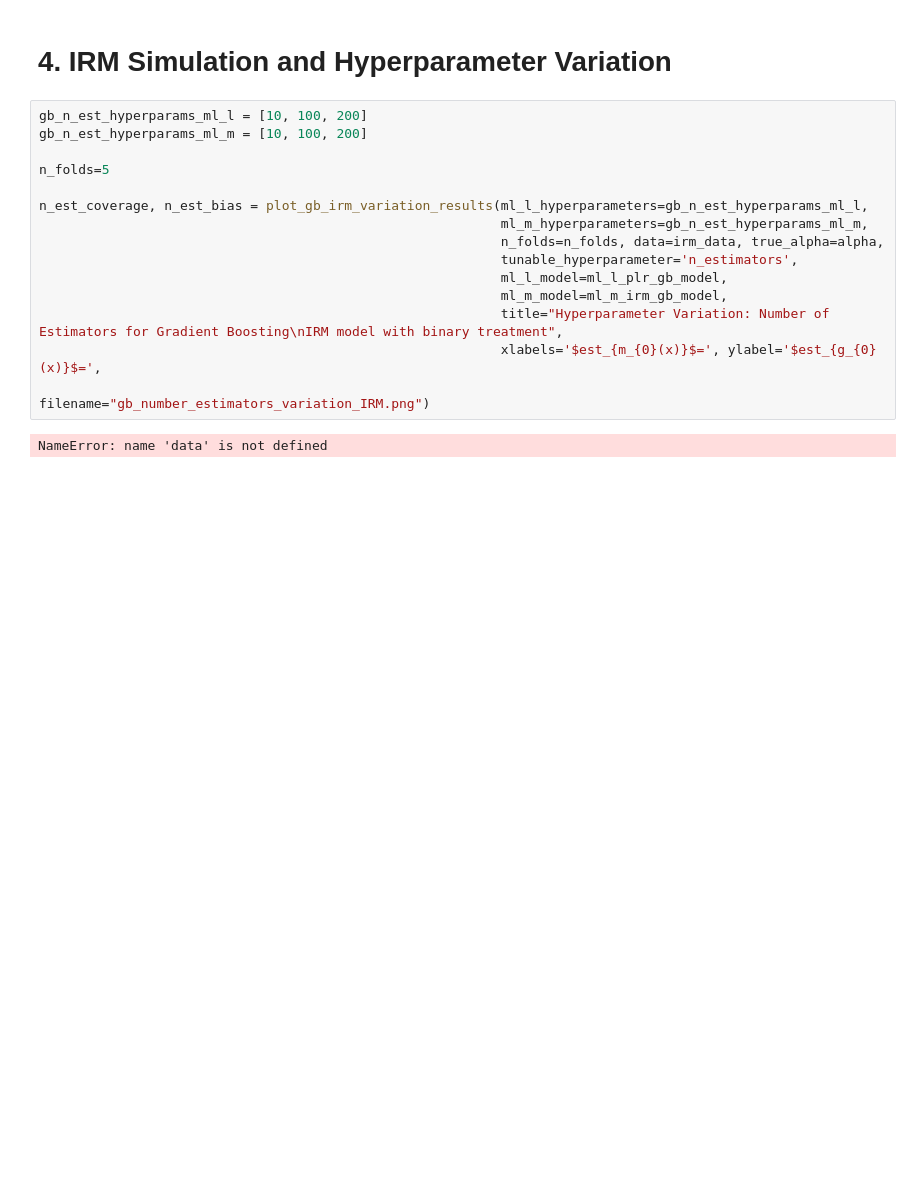
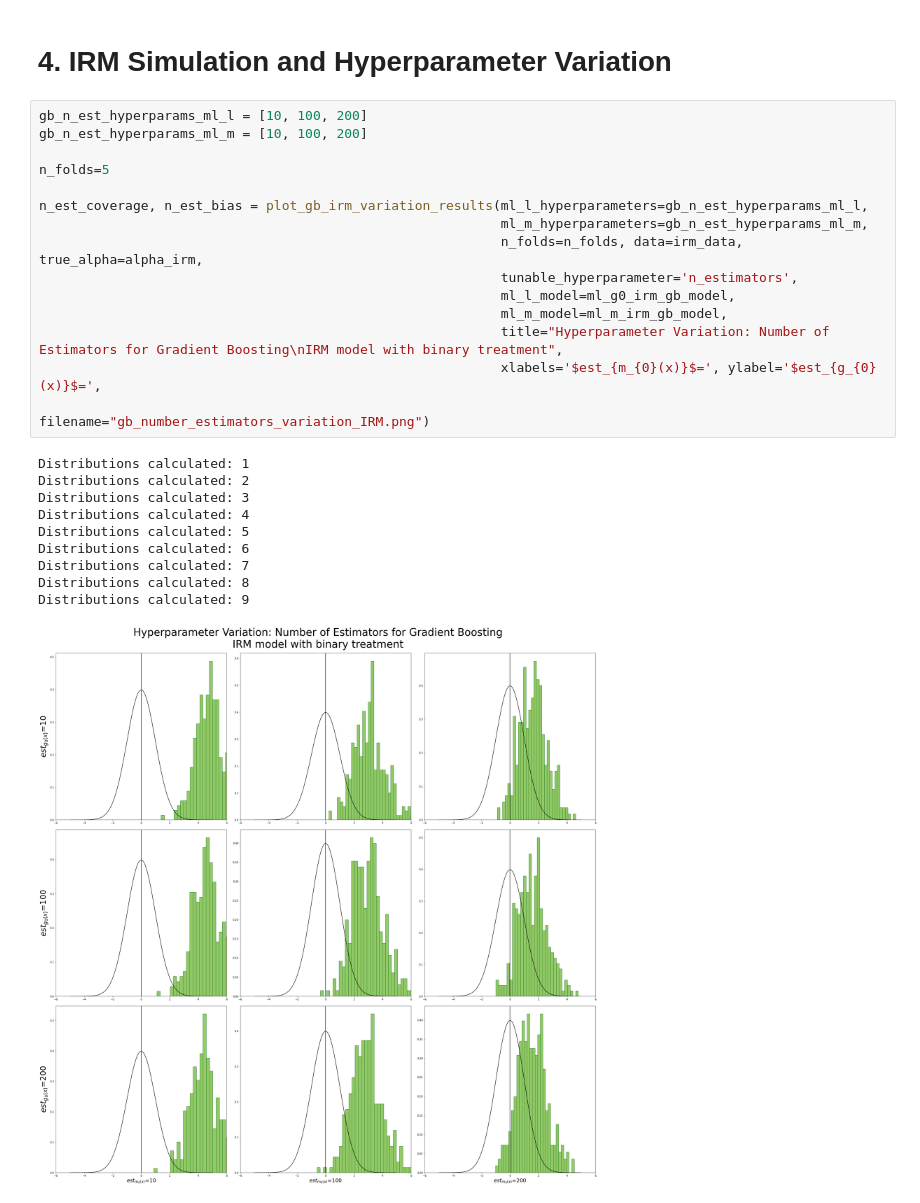
Before and after one commit to JannikKmnn/DoubleML-Hyperparameter-Simulation, a Jupyter notebook: gradient_boosting_variation.ipynb, the cells around one changed output. Cells and saved outputs as stored; diff of their text form; blank space fills up the shorter version.

```diff
--- a/gradient_boosting_variation.ipynb
+++ b/gradient_boosting_variation.ipynb
@@ -422,17 +422,26 @@ plot_bias_coverage_next_to_eachother(ml_l_hyperparameters=gb_learning_rate_hyper
 # %%
 gb_n_est_hyperparams_ml_l = [10, 100, 200]
 gb_n_est_hyperparams_ml_m = [10, 100, 200]
 
 n_folds=5
 
 n_est_coverage, n_est_bias = plot_gb_irm_variation_results(ml_l_hyperparameters=gb_n_est_hyperparams_ml_l,
                                                            ml_m_hyperparameters=gb_n_est_hyperparams_ml_m,
-                                                           n_folds=n_folds, data=irm_data, true_alpha=alpha,
+                                                           n_folds=n_folds, data=irm_data, true_alpha=alpha_irm,
                                                            tunable_hyperparameter='n_estimators',
-                                                           ml_l_model=ml_l_plr_gb_model,
+                                                           ml_l_model=ml_g0_irm_gb_model,
                                                            ml_m_model=ml_m_irm_gb_model,
                                                            title="Hyperparameter Variation: Number of Estimators for Gradient Boosting\nIRM model with binary treatment",
                                                            xlabels='$est_{m_{0}(x)}$=', ylabel='$est_{g_{0}(x)}$=',
                                                            filename="gb_number_estimators_variation_IRM.png")
 # %% [output]
-NameError: name 'data' is not defined
+Distributions calculated: 1
+Distributions calculated: 2
+Distributions calculated: 3
+Distributions calculated: 4
+Distributions calculated: 5
+Distributions calculated: 6
+Distributions calculated: 7
+Distributions calculated: 8
+Distributions calculated: 9
+[figure, added]
```
Also changed, not shown: 1 other file.
